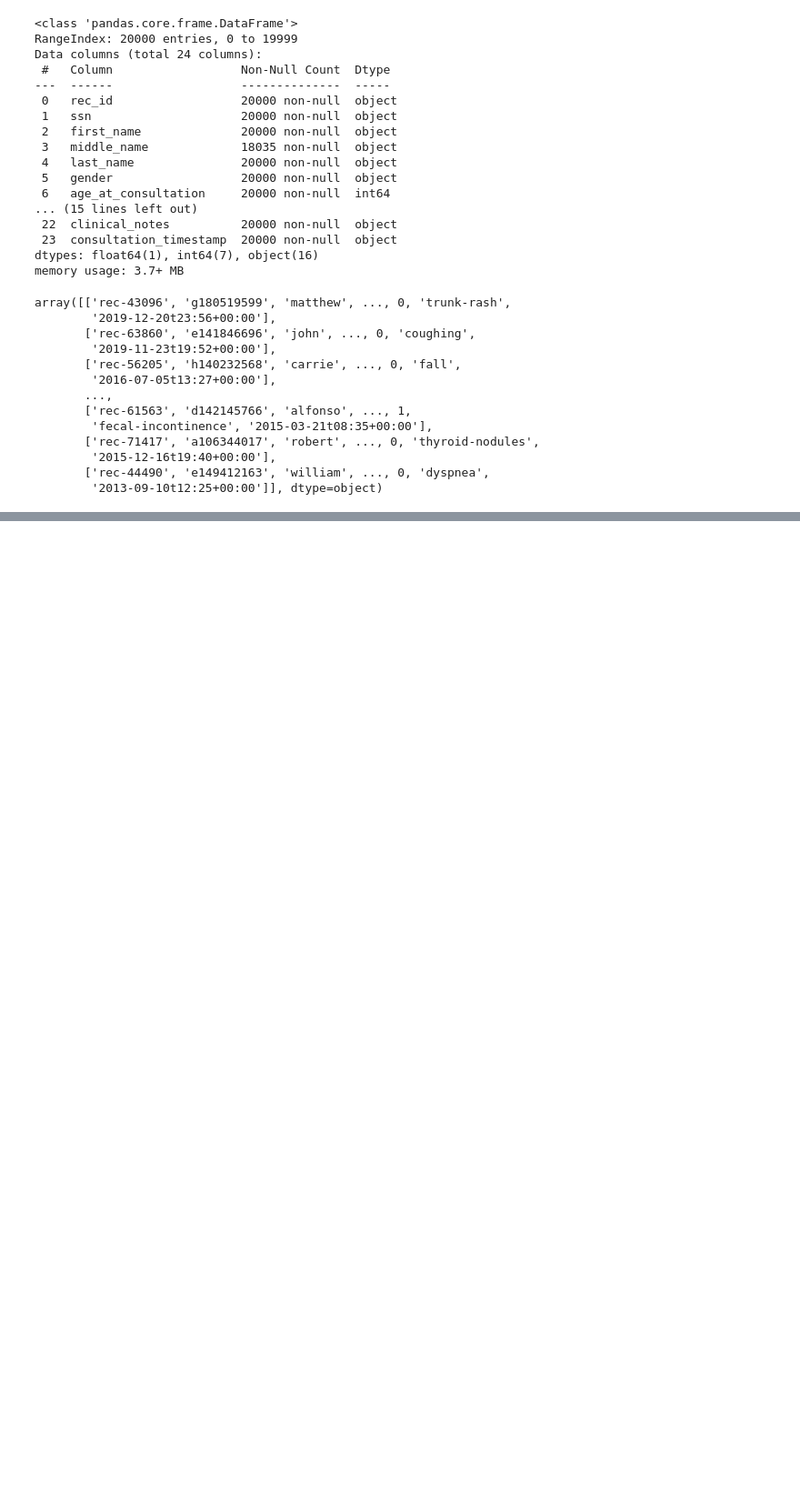
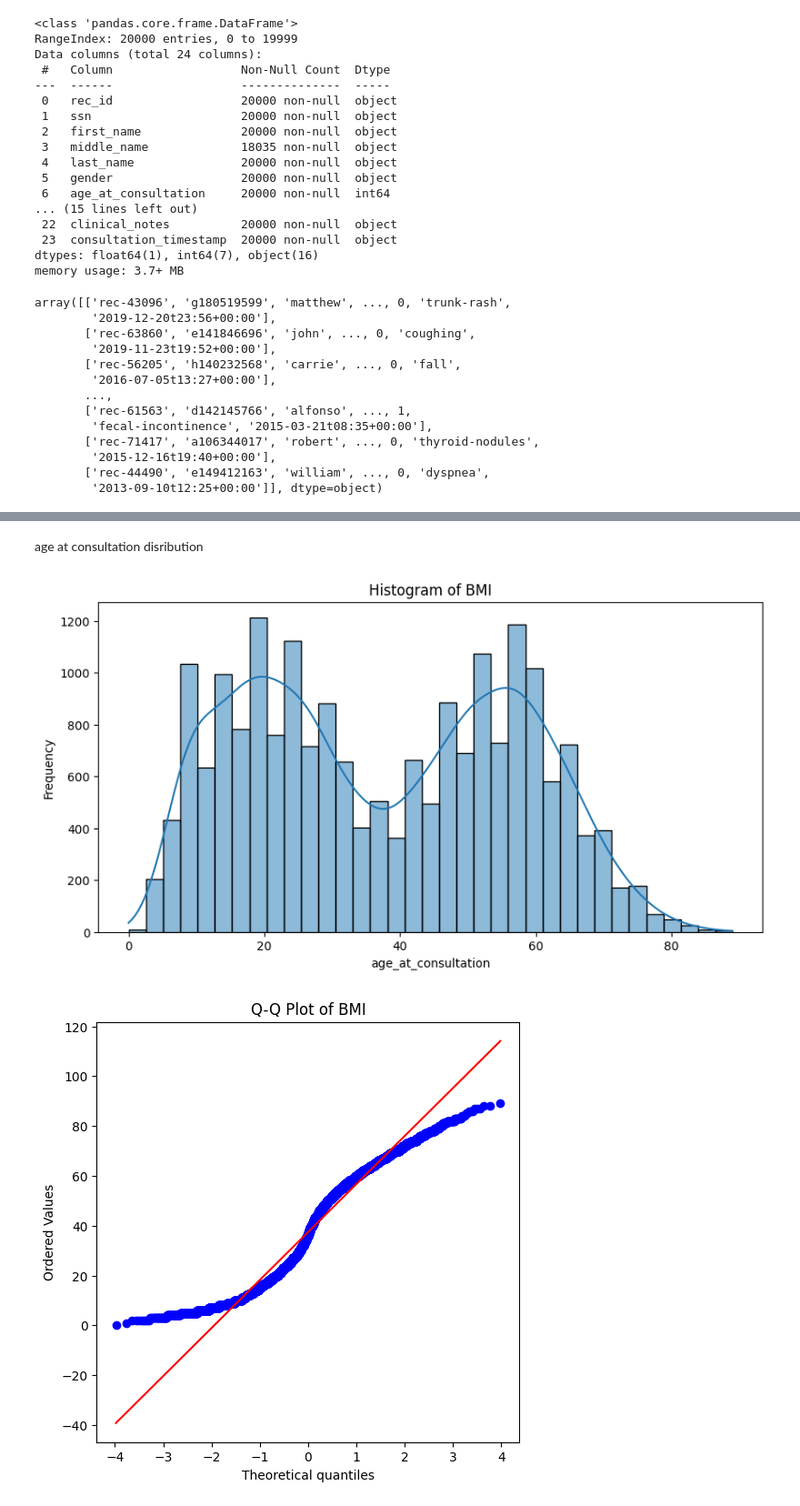
Before and after one commit to OMEN-Watson/DataWrangleCourse, a Jupyter notebook: A1/testJupyter.ipynb, the cells around one changed output, grey strips where cells are left out. Shown at 91% size. Drawn from its saved outputs; the diff is of its cells as text; code cells hidden in the pictures; blank space fills up the shorter version.

```diff
--- a/A1/testJupyter.ipynb
+++ b/A1/testJupyter.ipynb
@@ -115,0 +206,30 @@ array([['rec-43096', 'g180519599', 'matthew', ..., 0, 'trunk-rash',
+# %% [markdown]
+age at consultation disribution
+# %%
+import pandas as pd
+import matplotlib.pyplot as plt
+import seaborn as sns
+import scipy.stats as stats
+
+# Load the dataset
+df = pd.read_csv('data_wrangling_medical_2024_u7568823.csv')
+
+# Extract relevant columns
+bmi = df['age_at_consultation']
+
+# Histogram
+plt.figure(figsize=(10, 5))
+sns.histplot(bmi, kde=True)
+plt.title('Histogram of BMI')
+plt.xlabel('age_at_consultation')
+plt.ylabel('Frequency')
+plt.show()
+
+# Q-Q Plot
+plt.figure(figsize=(6, 6))
+stats.probplot(bmi, dist="norm", plot=plt)
+plt.title('Q-Q Plot of BMI')
+plt.show()
+# %% [output]
+[figure, added]
+[figure, added]
```
Also changed, not shown: parts of 16 cells of this notebook, 3 other files.
